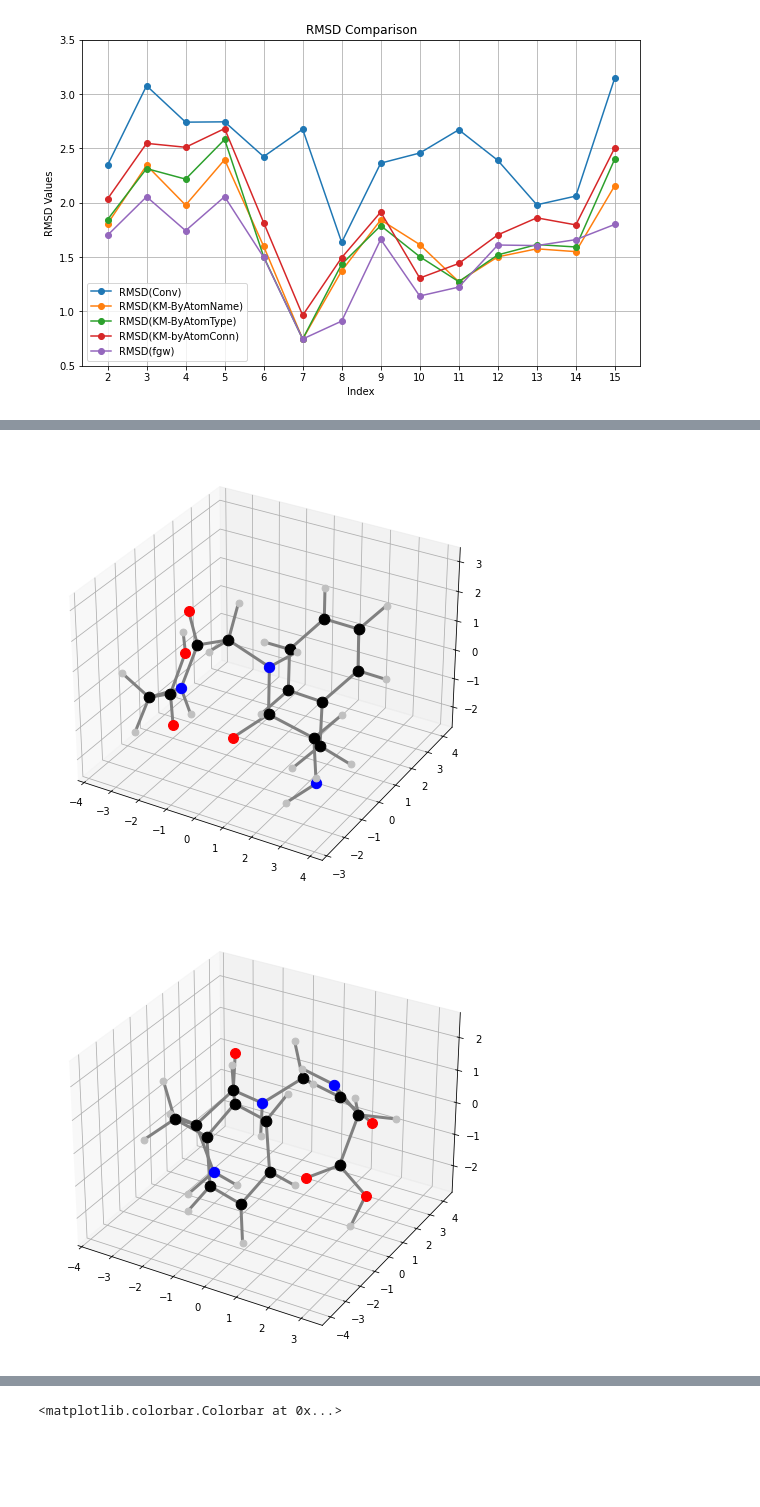
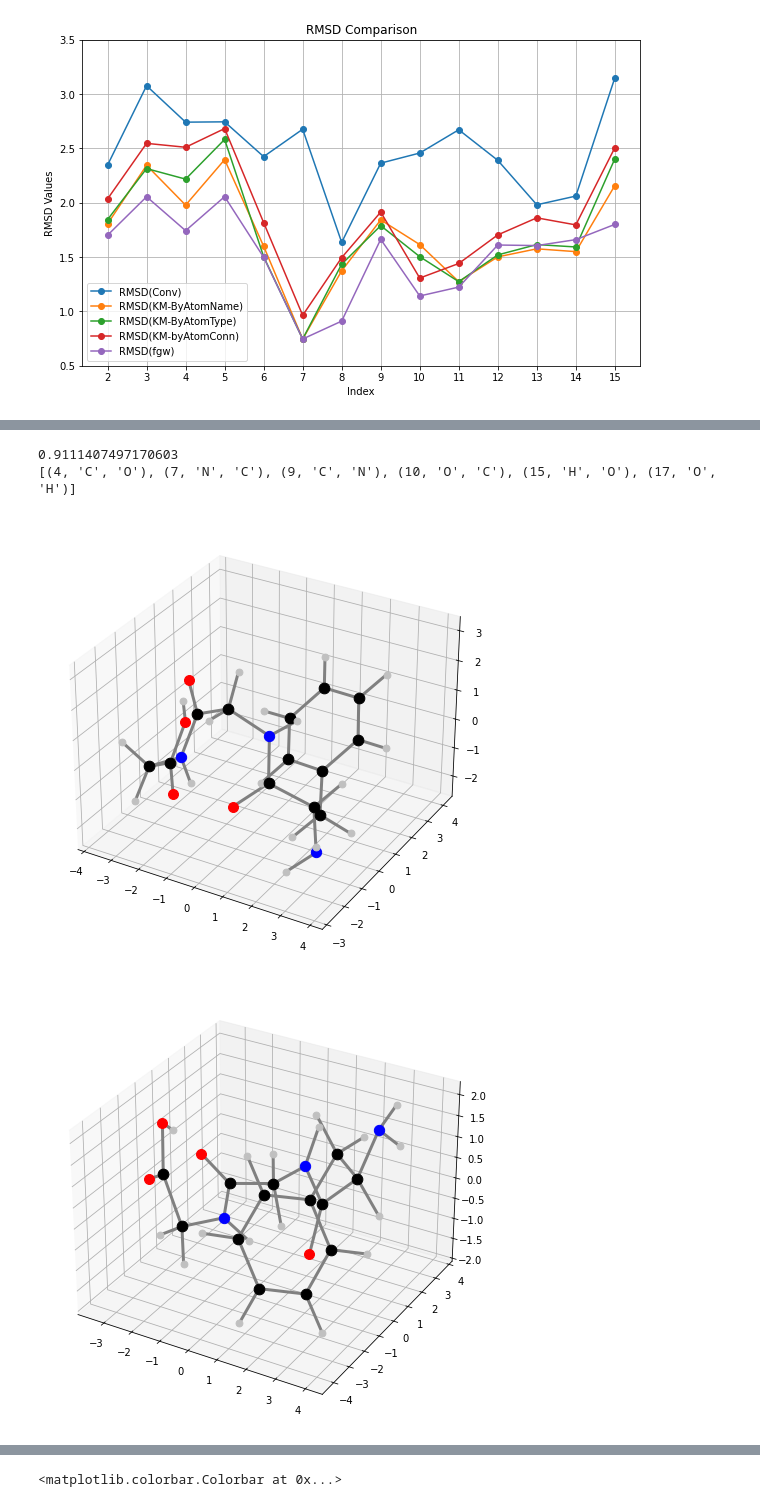
Before and after one commit to weixiaoqimath/otmol, a Jupyter notebook: otmol_arbalignData.ipynb, the cells around one changed output, grey strips where cells are left out. Saved outputs shown, nothing was run; the diff lists cells and outputs as text; code cells hidden in the pictures; blank space fills up the shorter version.

Commit message:
add unmatch atomname detection

```diff
--- a/otmol_arbalignData.ipynb
+++ b/otmol_arbalignData.ipynb
@@ -176,6 +176,8 @@ def Experiment(mol_pair: list = None, method: str = 'fgw', #alpha: float = 0.1,
             optimal_assignment = np.argmax(optimal_P, axis=1)
         if len(np.unique(optimal_assignment)) != X_A.shape[0]:
             print('nameA', 'nameB', 'Warning: not a proper assignment if use np.argmax(P, axis=1)')
+        if compare_lists(T_A, T_B[optimal_assignment]):
+            print('unmatched atom names exist')
         results.append({
             'nameA': nameA,
             'nameB': nameB,
@@ -184,6 +186,7 @@ def Experiment(mol_pair: list = None, method: str = 'fgw', #alpha: float = 0.1,
             'alpha': optimal_alpha,
             'coef_DD': optimal_coef_DD,
             'assignment': optimal_assignment,
+            'atomname_diff': compare_lists(T_A, T_B[optimal_assignment])
         })
         print(nameA, nameB, rmsd)
 
@@ -255,3 +261,6 @@ for item in otmol_res['assignment']:
 37
 37
 37
+# %%
+for i in otmol_res['atomname_diff']:
+    print(len(i))
@@ -267,15 +291,39 @@ Experiment(molecule_pairs, method='fgw', alpha=0.4)"
 # %%
 # Read the molecules
 molA = next(pybel.readfile("xyz", "./DataArbAlign/FGG-Tripeptide/252_FGG55.xyz"))
-molB = next(pybel.readfile("xyz", "./DataArbAlign/FGG-Tripeptide/253_FGG99.xyz"))
+molB = next(pybel.readfile("xyz", "./DataArbAlign/FGG-Tripeptide/259_FGG380.xyz"))
 #molA = next(pybel.readfile("xyz", "./DataArbAlign/S1-MA-W1/s1maw1-1.xyz"))
 # %%
 # %%
+def permutation_to_matrix(permutation):
+    """
+    Converts a permutation list to a permutation matrix.
+
+    Args:
+        permutation (list or array): A list or array representing the permutation.
+                                     For example, [2, 0, 1] means index 0 maps to 2, index 1 maps to 0, etc.
+
+    Returns:
+        numpy.ndarray: A permutation matrix.
+    """
+    n = len(permutation)
+    matrix = np.zeros((n, n), dtype=int)
+    for i, j in enumerate(permutation):
+        matrix[i, j] = 1
+    return matrix
 # Basic processing of the molecules
 X_A, T_A, B_A = otm.tl.process_molecule(molA) # Output (1) spatial coordinates, (2) atom types, and (3) bonds as numpy arrays.
 X_B, T_B, B_B = otm.tl.process_molecule(molB)
 otm.pl.plot_molecule(X_A, T_A, B_A, coloring = 'type', sizing = 'type')
 otm.pl.plot_molecule(X_B, T_B, B_B, coloring = 'type', sizing = 'type')
+P = permutation_to_matrix(otmol_res['assignment'][6])
+X_B_aligned = otm.tl.molecule_alignment_allow_reflection(X_A, X_B, P)
+print(RMSD(X_A, X_B_aligned[np.argmax(P, axis=1)]))
+print(compare_lists(T_A, T_B[np.argmax(P, axis=1)]))
+otm.pl.plot_alignment(X_A, X_B_aligned, B_A, B_B, P, weight_cutoff=0.01)
+plt.show()
 # %% [output]
+0.9111407497170603
+[(4, 'C', 'O'), (7, 'N', 'C'), (9, 'C', 'N'), (10, 'O', 'C'), (15, 'H', 'O'), (17, 'O', 'H')]
 [figure]
-[figure, old version]
+[figure, new version]
```
Also changed, not shown: parts of 5 cells of this notebook.
